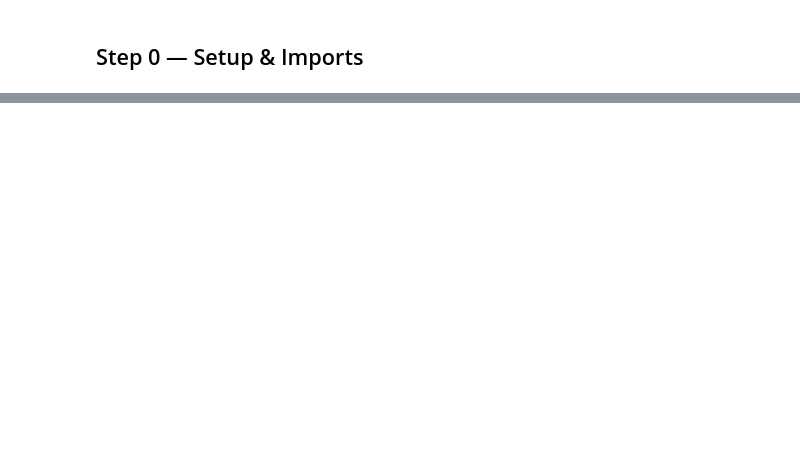
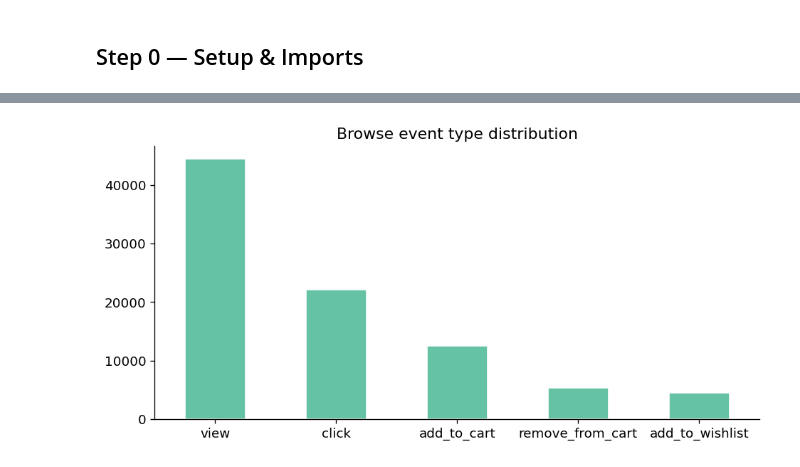
Before and after one commit to jackstealer/ECOMMERCE_CUSTOMER_BEHAVIOR, a Jupyter notebook: notebooks/01_data_understanding.ipynb, the cells around one changed output, grey strips where cells are left out. Drawn from its saved outputs; the diff is of its cells as text; code cells hidden in the pictures; blank space fills up the shorter version.

```diff
--- a/notebooks/01_data_understanding.ipynb
+++ b/notebooks/01_data_understanding.ipynb
@@ -632,0 +232,14 @@ Phase 1 complete. Proceed to 02_data_cleaning.ipynb
+# %%
+# ── Browse events: event type distribution ────────────────────────────────────
+if 'browse_events' in tables:
+    df_e = tables['browse_events']
+    fig, ax = plt.subplots(figsize=(8, 4))
+    df_e['event_type'].value_counts().plot(kind='bar', ax=ax, edgecolor='white')
+    ax.set_title('Browse event type distribution')
+    ax.set_xlabel('')
+    ax.tick_params(axis='x', rotation=0)
+    plt.tight_layout()
+    plt.savefig(FIGURES_DIR / '01_events_overview.png', bbox_inches='tight')
+    plt.show()
+# %% [output]
+[figure, added]
```
Also changed, not shown: parts of 72 cells of this notebook, 2 other files.
